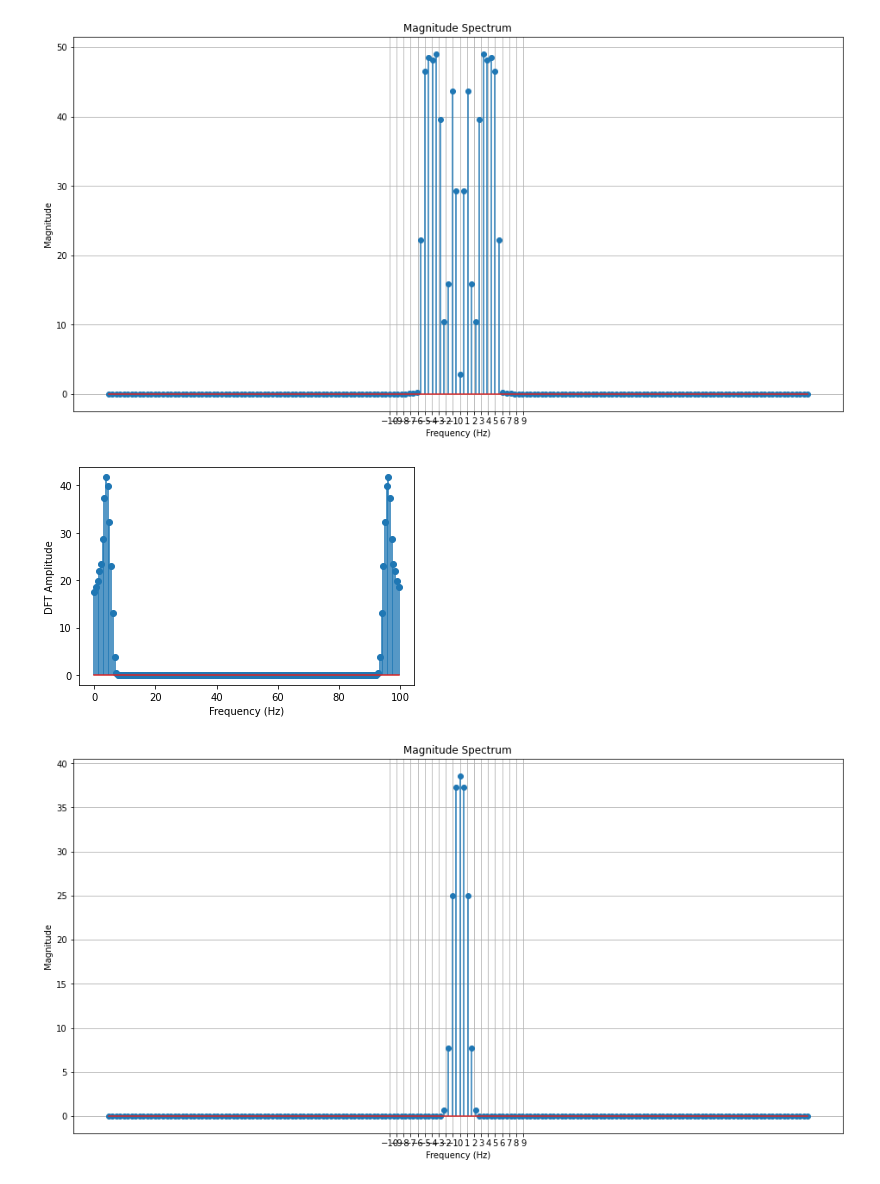
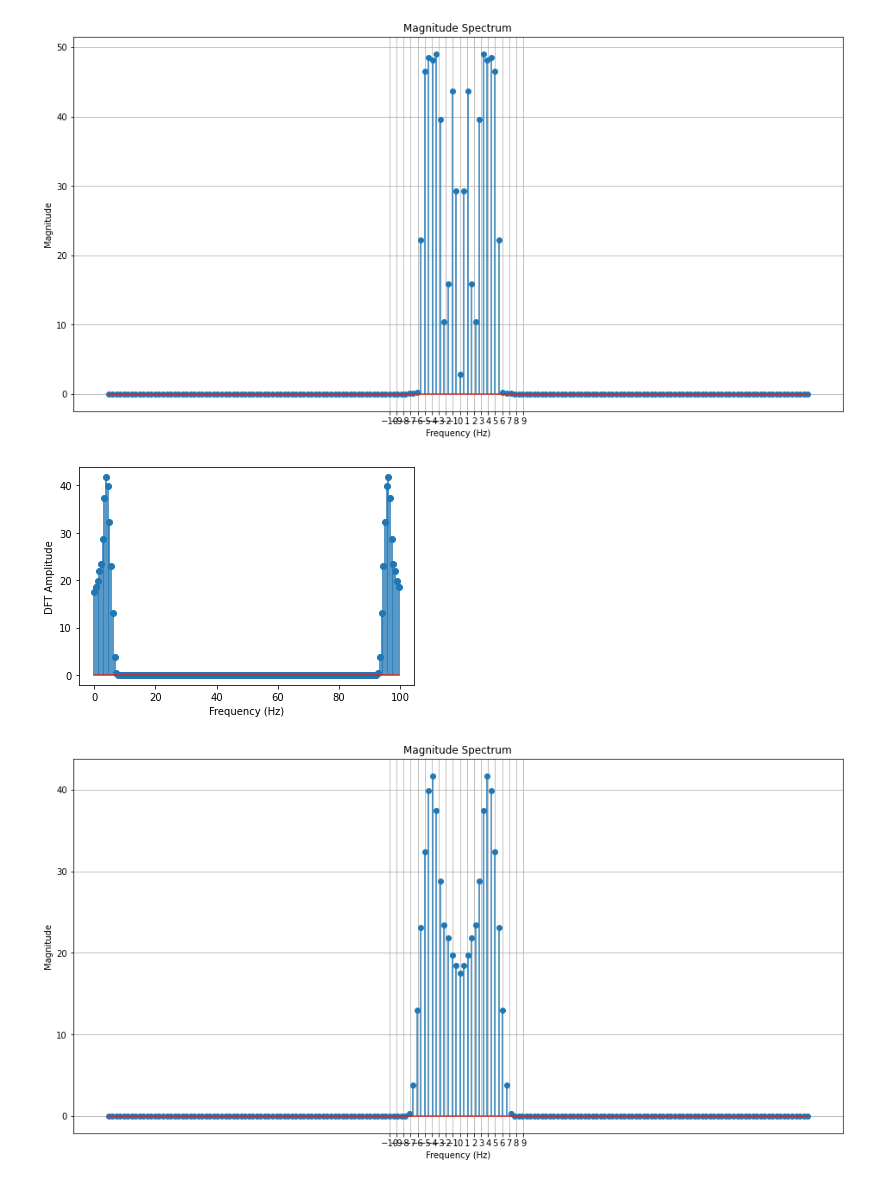
Before and after one commit to JennyYuanZW/FT-Windowing, a Jupyter notebook: Experiment.ipynb, the cells around one changed output. Cells and saved outputs as stored; diff of their text form; code cells hidden in the pictures.

```diff
--- a/Experiment.ipynb
+++ b/Experiment.ipynb
@@ -97,14 +97,14 @@ plot_dft(dataset_sin_hanning,1/sr)
 # %%
 #flattopwindow
 flattopwindow = signal.windows.flattop(sampling_range)
-dataset_sin_flattopwindow = dataset_sin * flattopwindow
-dataset_sin_flattopwindow = DiscreteFourierTransform(dataset_sin_flattopwindow[0:sampling_range], 1/sr)
+flattopwindow = dataset_sin * flattopwindow
+dataset_sin_flattopwindow = DiscreteFourierTransform(flattopwindow[0:sampling_range], 1/sr)
 dataset_sin_flattopwindow.DFT()
 dataset_sin_flattopwindow.DFTplot()
 plot_dft(flattopwindow,1/sr)
 # %% [output]
 [figure]
-[figure, old version]
+[figure, new version]
 # %%
 #triangular window
 bartlettwindow = np.bartlett(sampling_range)
```
Also changed, not shown: parts of 3 cells of this notebook, 2 other files.
